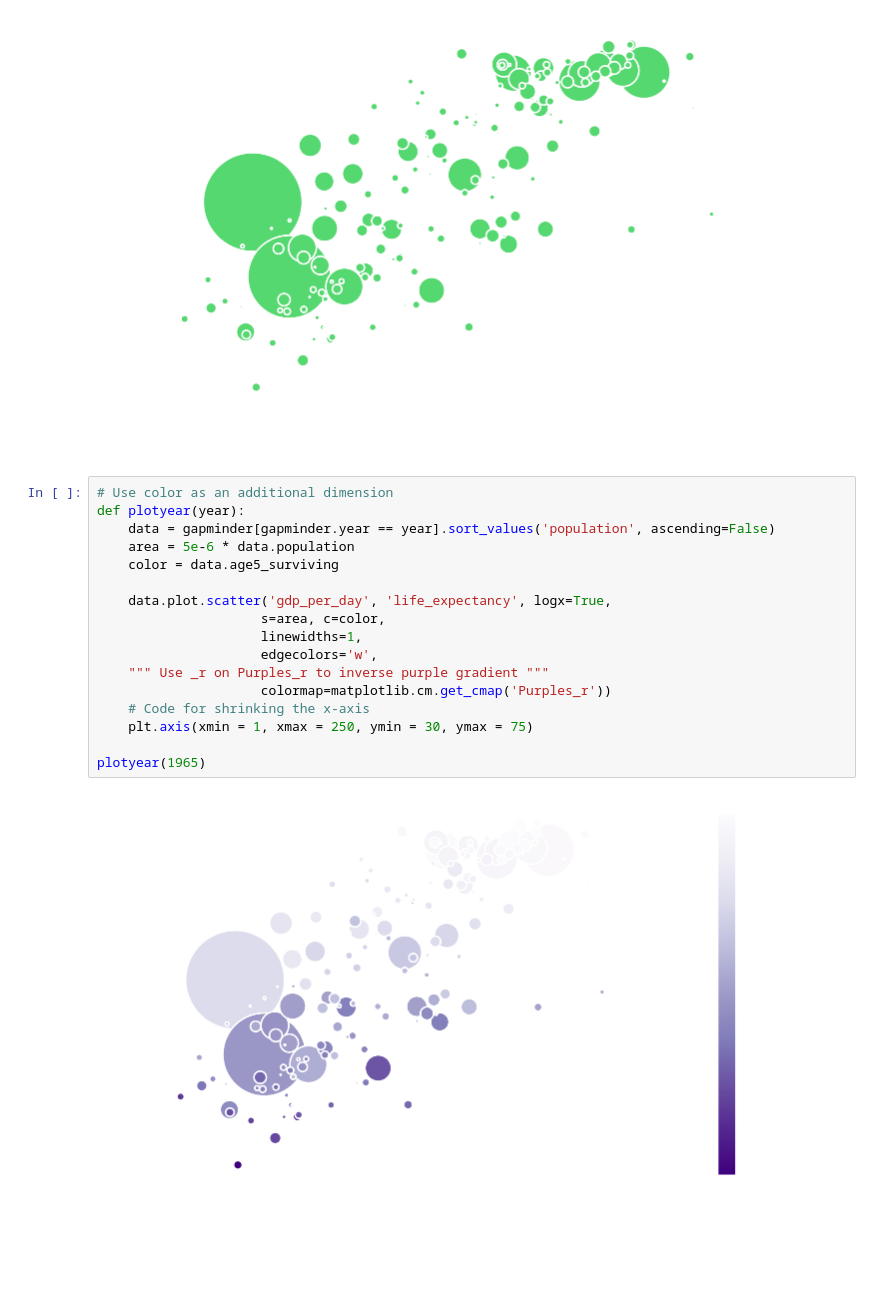
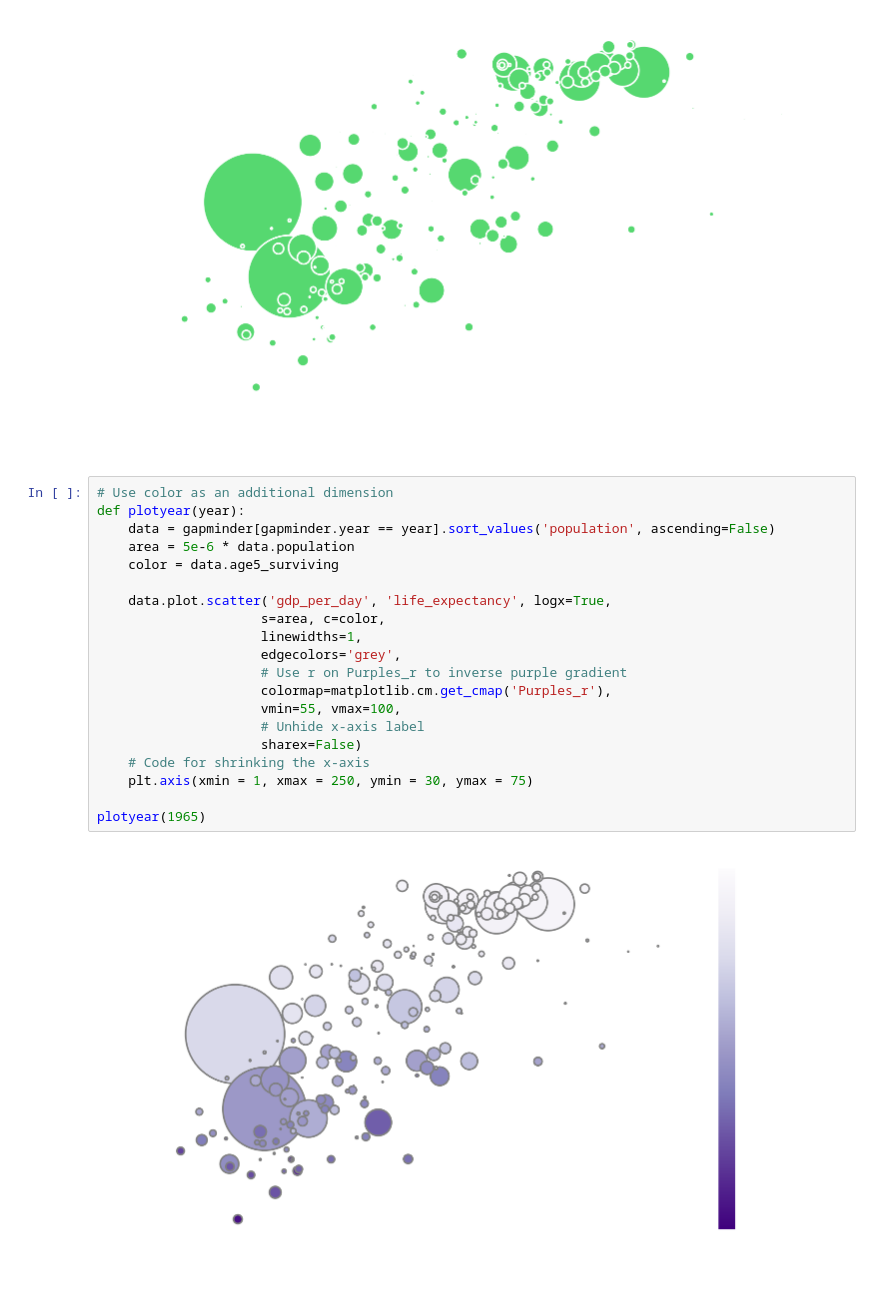
Before and after one commit to RyanLBuchanan/D206_Data_Cleaning, a Jupyter notebook: Learning_Resources/Python_Statistics_Essential_Training/Exercise Files/chapter3/03_05/my_morethantwovariables.ipynb, the cells around one changed output. Cells and saved outputs as stored; diff of their text form; blank space fills up the shorter version.

Commit message:
feat: Added edgecolor to datapoints to signify geographical region

```diff
--- a/Learning_Resources/Python_Statistics_Essential_Training/Exercise Files/chapter3/03_05/my_morethantwovariables.ipynb
+++ b/Learning_Resources/Python_Statistics_Essential_Training/Exercise Files/chapter3/03_05/my_morethantwovariables.ipynb
@@ -83,19 +83,22 @@ plotyear(1965)
 # %%
 # Use color as an additional dimension
 def plotyear(year):
     data = gapminder[gapminder.year == year].sort_values('population', ascending=False)
     area = 5e-6 * data.population
     color = data.age5_surviving
 
     data.plot.scatter('gdp_per_day', 'life_expectancy', logx=True,
                      s=area, c=color,
                      linewidths=1,
-                     edgecolors='w',
-    """ Use _r on Purples_r to inverse purple gradient """
-                     colormap=matplotlib.cm.get_cmap('Purples_r'))
+                     edgecolors='grey',
+                     # Use r on Purples_r to inverse purple gradient
+                     colormap=matplotlib.cm.get_cmap('Purples_r'),
+                     vmin=55, vmax=100,
+                     # Unhide x-axis label
+                     sharex=False)
     # Code for shrinking the x-axis
     plt.axis(xmin = 1, xmax = 250, ymin = 30, ymax = 75)
 
 plotyear(1965)
 # %% [output]
-[figure, old version]
+[figure, new version]
```
Also changed, not shown: parts of 1 cell of this notebook.
